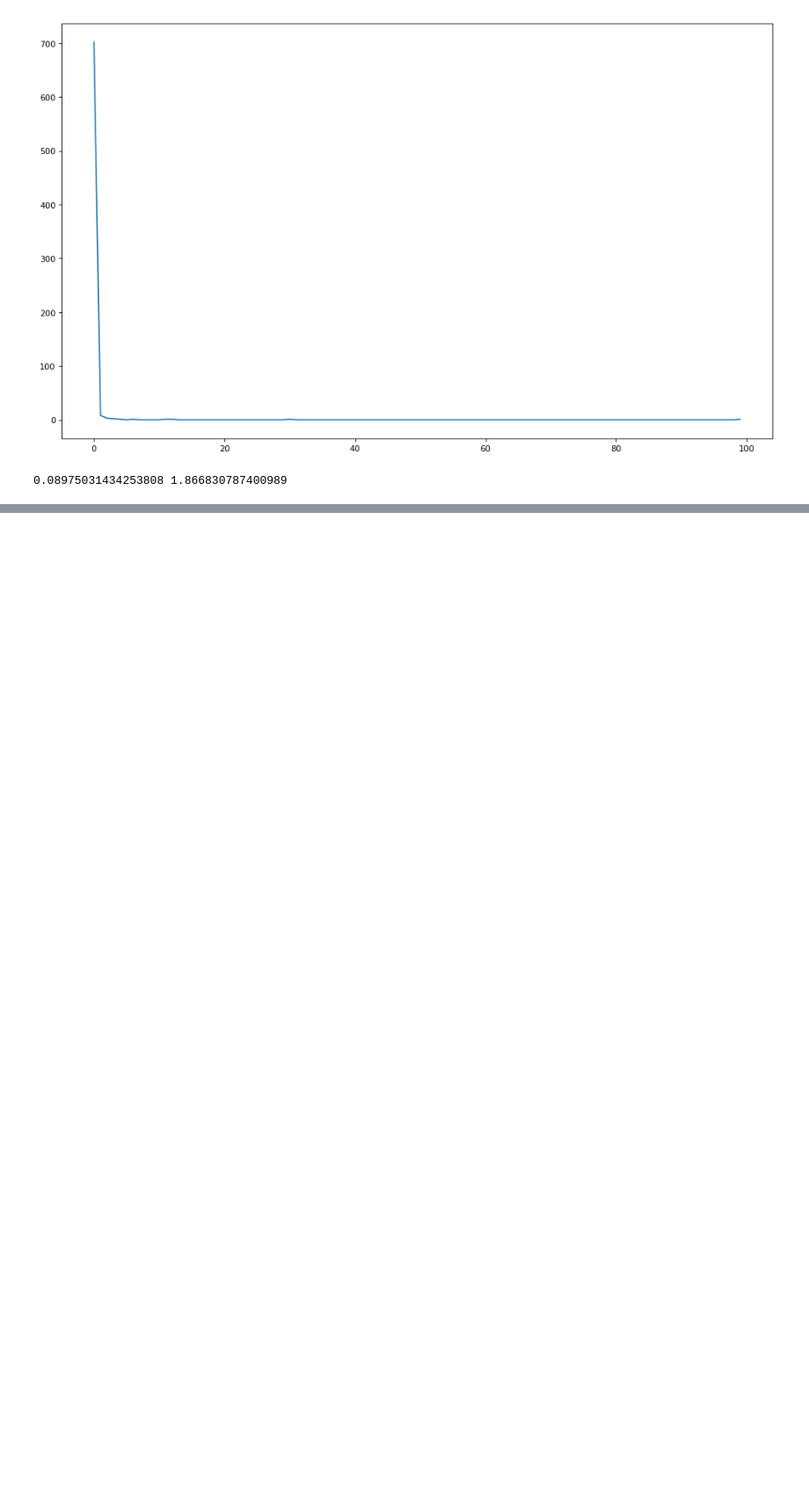
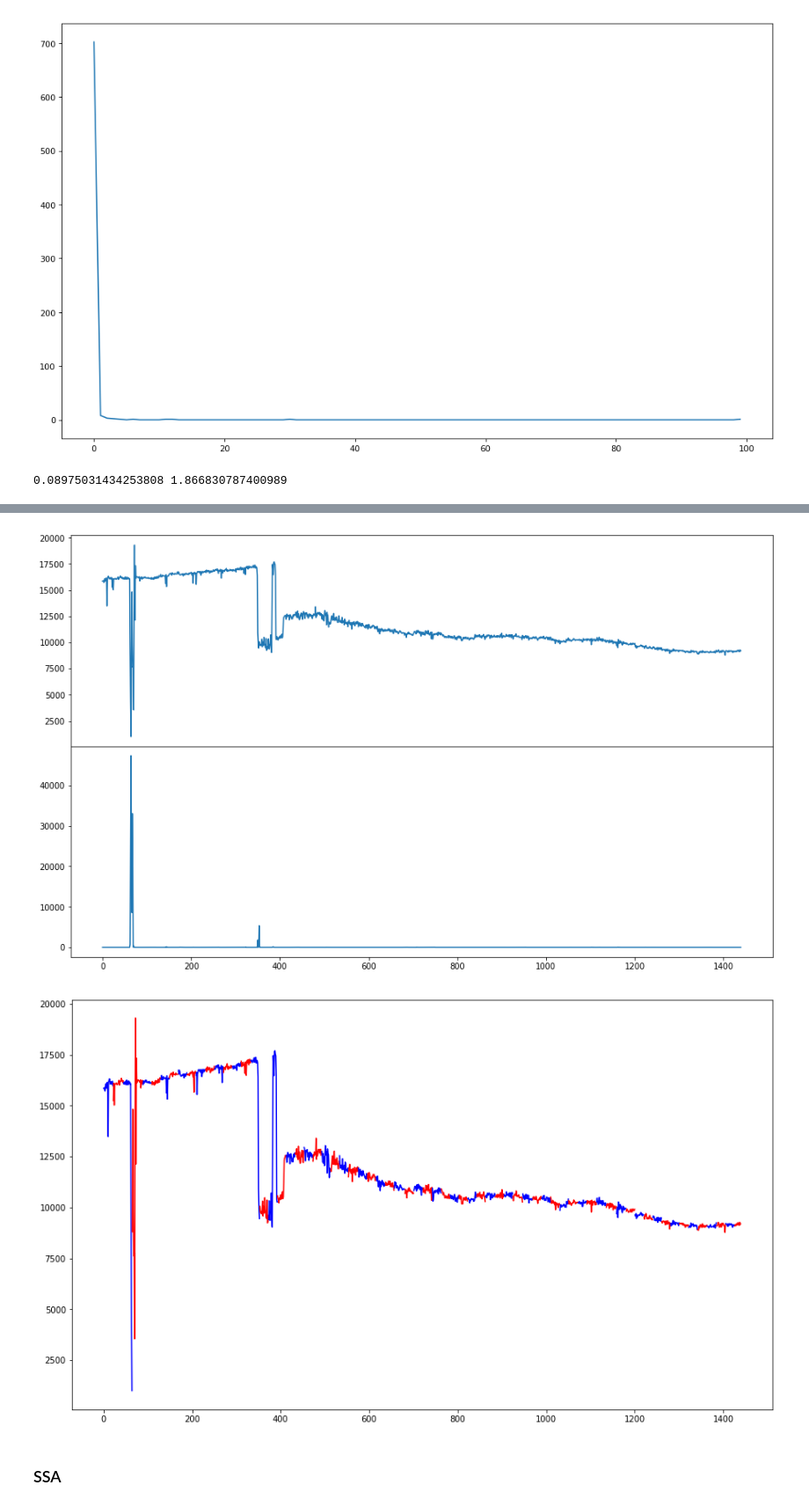
Before and after one commit to Klimmy/ssa-cardiff-seminar, a Jupyter notebook: python/Data preparation.ipynb, the cells around one changed output, grey strips where cells are left out. Shown at 88% size. Cells and saved outputs as stored; diff of their text form; code cells hidden in the pictures; blank space fills up the shorter version.

```diff
--- a/python/Data preparation.ipynb
+++ b/python/Data preparation.ipynb
@@ -236,0 +290,26 @@ print(result_clean, result_fraud)
+# %%
+L, I, N, p = [5, 4, 15,16]
+dist_list = [0]*(N+L)
+
+for j in range(len(ts)-N-L):
+    dist_list.append(subspace_distance(vector=ts, L=L, I=I, n=j, N=j+N, p=p, q=p+L))
+
+fig = plt.figure(figsize = (15,9))
+ax1 = fig.add_axes([0.1, 0.5, 0.8, 0.4],
+                   xticklabels=[])
+ax2 = fig.add_axes([0.1, 0.1, 0.8, 0.4])
+x = np.linspace(0, 10)
+ax1.plot(ts)
+ax2.plot(dist_list)
+# plt.title('SSA')
+plt.show()
+
+
+ts_splitted = split_ts(time_series=ts, L=L, I=I, N=N, p=p, q=p+L, threshold=0.1)
+plt.figure(figsize = (15,9))
+plot_cp_results(ts_splitted)
+# %% [output]
+[figure, added]
+[figure, added]
+# %% [markdown]
+### SSA
```
Also changed, not shown: parts of 13 cells of this notebook.
